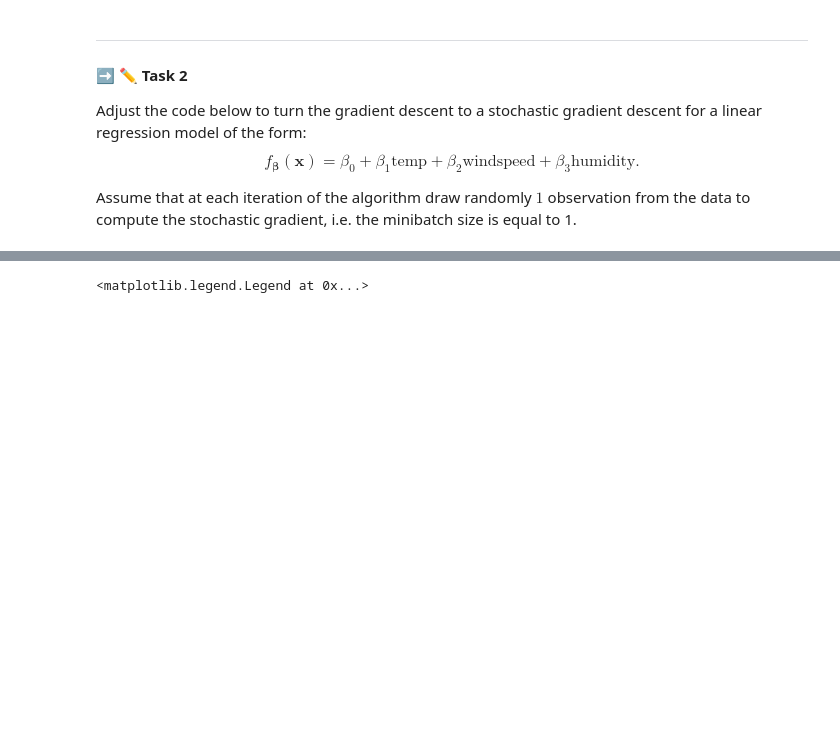
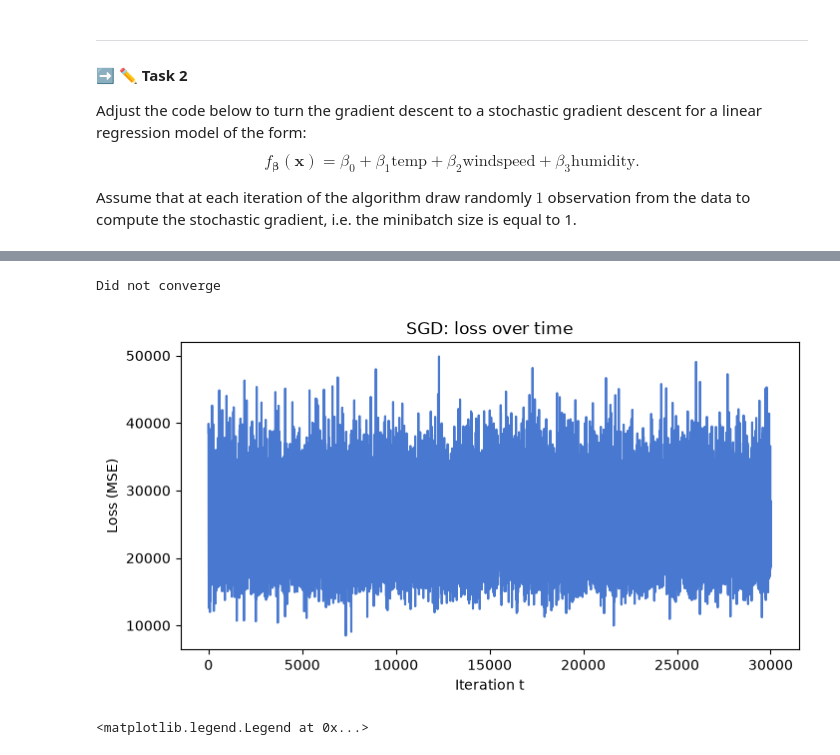
Before and after one commit to eliasdillier/dsf_courseresources, a Jupyter notebook: notebooks_solutions/104_S_stochastic_gdc.ipynb, the cells around one changed output, grey strips where cells are left out. Cells and saved outputs as stored; diff of their text form; code cells hidden in the pictures; blank space fills up the shorter version.

Commit message:
Worked through notebooks 105-203, mainly focusing on time series

```diff
--- a/notebooks_solutions/104_S_stochastic_gdc.ipynb
+++ b/notebooks_solutions/104_S_stochastic_gdc.ipynb
@@ -221,3 +216,51 @@ betas_list = []
+# %%
+n=rentals.shape[0]
+ones = np.ones((rentals.shape[0], 1))
+X = rentals[["temp", "windspeed", "hum"]].to_numpy()
+X = np.hstack((ones,X))
+y = rentals["cnt"].to_numpy()
+
+beta = np.ones(4)
+betas_list = []
+betas_list.append(beta.flatten().copy())
+losses_list = []
+gradients_list = []
+eta = 0.5
+epsilon = 1e-3
+
+batch_size = 100
+t=0
+t_max = 30000
+
+np.random.seed(100)
+while t < t_max:
+    t+=1
+    s= np.random.choice(n, batch_size, replace=False)
+    grad = gradient(X[s, :], y[s], beta)
+    beta = beta-eta*grad
+    pred = np.dot(X[s,:], beta)
+    loss = np.mean((y[s]-pred)**2)
+
+    betas_list.append(beta.flatten().copy())
+    losses_list.append(loss)
+    gradients_list.append(np.linalg.norm(grad))
+
+    if np.linalg.norm(grad) < epsilon:
+        print(f"Convergence has been achieved after {t} trials")
+        break
+else:
+    print("Did not converge")
+# %% [output]
+Did not converge
+# %%
+fig, ax = plt.subplots(figsize=(8, 4))
+ax.plot(losses_list)
+ax.set_xlabel("Iteration t")
+ax.set_ylabel("Loss (MSE)")
+ax.set_title("SGD: loss over time")
+plt.show()
+# %% [output]
+[figure, added]
 # %%
 fig, axs = plt.subplots(4, 1, figsize=(10, 10))
 
```
Also changed, not shown: parts of 2 cells of this notebook, 11 other files.
